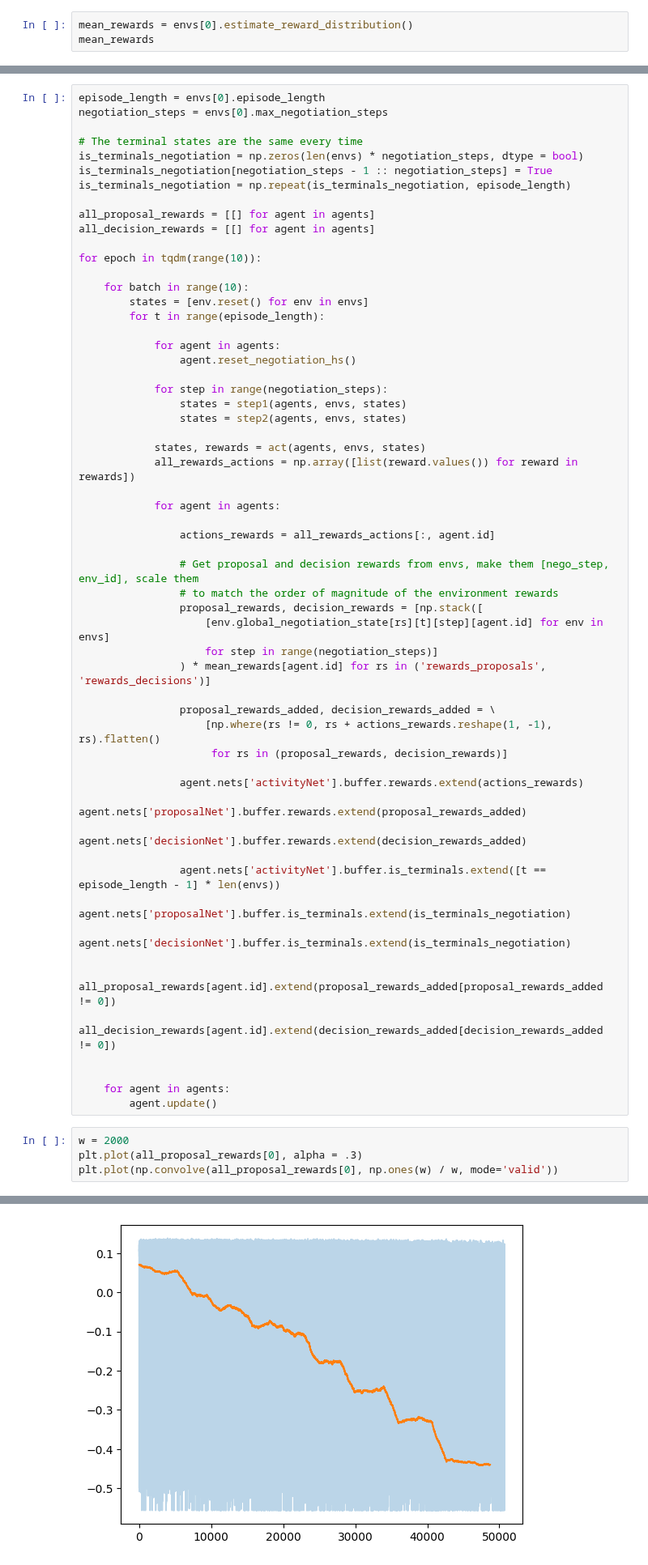
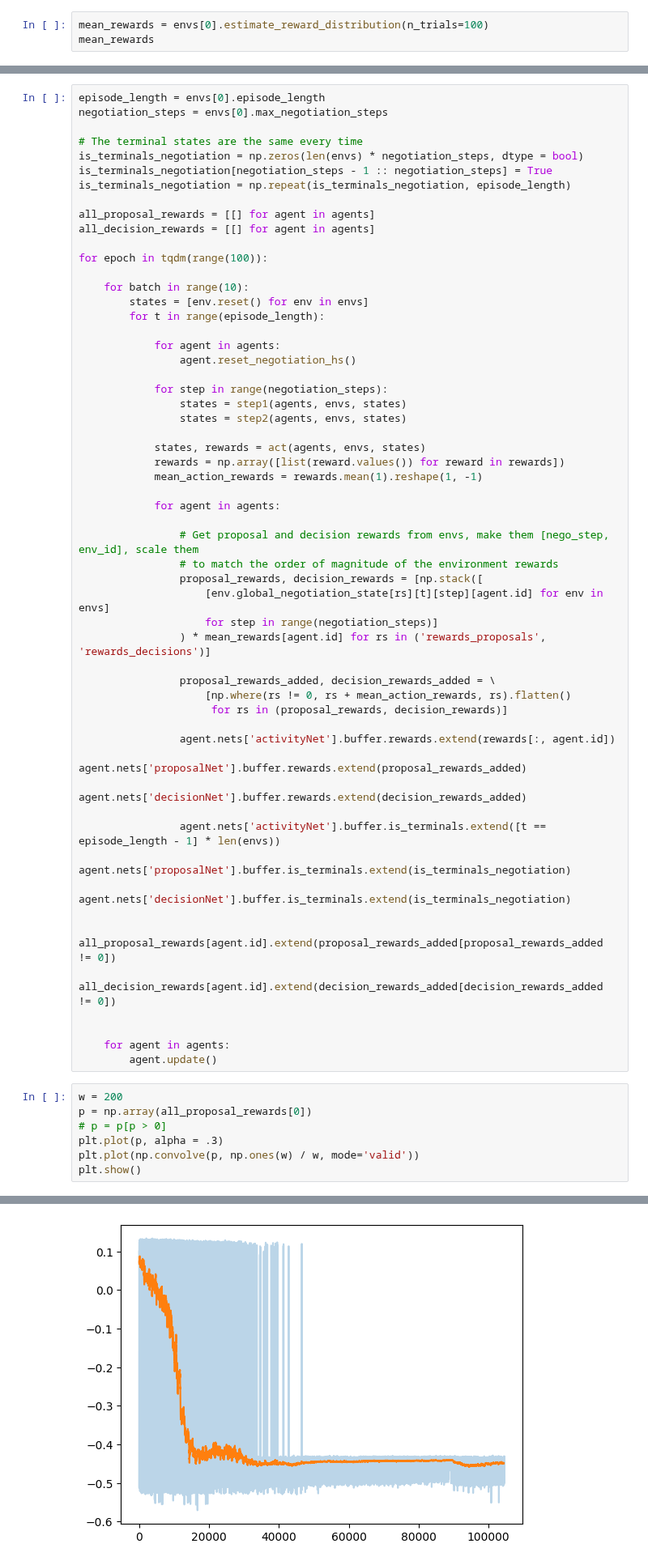
Before and after one commit to i4ata/BScProject, a Jupyter notebook: ppo_negotiation_rec_2/PPO_negotiation_tryouts.ipynb, the cells around one changed output, grey strips where cells are left out. Shown at 81% size. Saved outputs shown, nothing was run; the diff lists cells and outputs as text.

Commit message:
implementing reward sharing

```diff
--- a/ppo_negotiation_rec_2/PPO_negotiation_tryouts.ipynb
+++ b/ppo_negotiation_rec_2/PPO_negotiation_tryouts.ipynb
@@ -26,6 +26,6 @@ envs = [Rice(id = i, region_yamls_filename='2_region_yamls', num_discrete_action
 initial_state = envs[0].reset()
 agents = [create_agent(envs[0], initial_state, agent_id) for agent_id in range(envs[0].num_regions)]
 # %%
-mean_rewards = envs[0].estimate_reward_distribution()
+mean_rewards = envs[0].estimate_reward_distribution(n_trials=100)
 mean_rewards
 # %% [output]
@@ -98,7 +98,7 @@ is_terminals_negotiation = np.repeat(is_terminals_negotiation, episode_length)
 all_proposal_rewards = [[] for agent in agents]
 all_decision_rewards = [[] for agent in agents]
 
-for epoch in tqdm(range(10)):
+for epoch in tqdm(range(100)):
 
     for batch in range(10):
         states = [env.reset() for env in envs]
@@ -112,11 +112,10 @@ for epoch in tqdm(range(10)):
                 states = step2(agents, envs, states)
 
             states, rewards = act(agents, envs, states)
-            all_rewards_actions = np.array([list(reward.values()) for reward in rewards])
+            rewards = np.array([list(reward.values()) for reward in rewards])
+            mean_action_rewards = rewards.mean(1).reshape(1, -1)
 
             for agent in agents:
-
-                actions_rewards = all_rewards_actions[:, agent.id]
 
                 # Get proposal and decision rewards from envs, make them [nego_step, env_id], scale them
                 # to match the order of magnitude of the environment rewards
@@ -126,10 +125,10 @@ for epoch in tqdm(range(10)):
                 ) * mean_rewards[agent.id] for rs in ('rewards_proposals', 'rewards_decisions')]
 
                 proposal_rewards_added, decision_rewards_added = \
-                    [np.where(rs != 0, rs + actions_rewards.reshape(1, -1), rs).flatten()
+                    [np.where(rs != 0, rs + mean_action_rewards, rs).flatten()
                      for rs in (proposal_rewards, decision_rewards)]
 
-                agent.nets['activityNet'].buffer.rewards.extend(actions_rewards)
+                agent.nets['activityNet'].buffer.rewards.extend(rewards[:, agent.id])
                 agent.nets['proposalNet'].buffer.rewards.extend(proposal_rewards_added)
                 agent.nets['decisionNet'].buffer.rewards.extend(decision_rewards_added)
 
@@ -144,7 +143,10 @@ for epoch in tqdm(range(10)):
     for agent in agents:
         agent.update()
 # %%
-w = 2000
-plt.plot(all_proposal_rewards[0], alpha = .3)
-plt.plot(np.convolve(all_proposal_rewards[0], np.ones(w) / w, mode='valid'))
+w = 200
+p = np.array(all_proposal_rewards[0])
+# p = p[p > 0]
+plt.plot(p, alpha = .3)
+plt.plot(np.convolve(p, np.ones(w) / w, mode='valid'))
+plt.show()
 # %% [output]
@@ -152,2 +153,2 @@ plt.plot(np.convolve(all_proposal_rewards[0], np.ones(w) / w, mode='valid'))
-[figure, old version]
+[figure, new version]
 # %%
```
Also changed, not shown: parts of 5 cells of this notebook, 4 other files.
